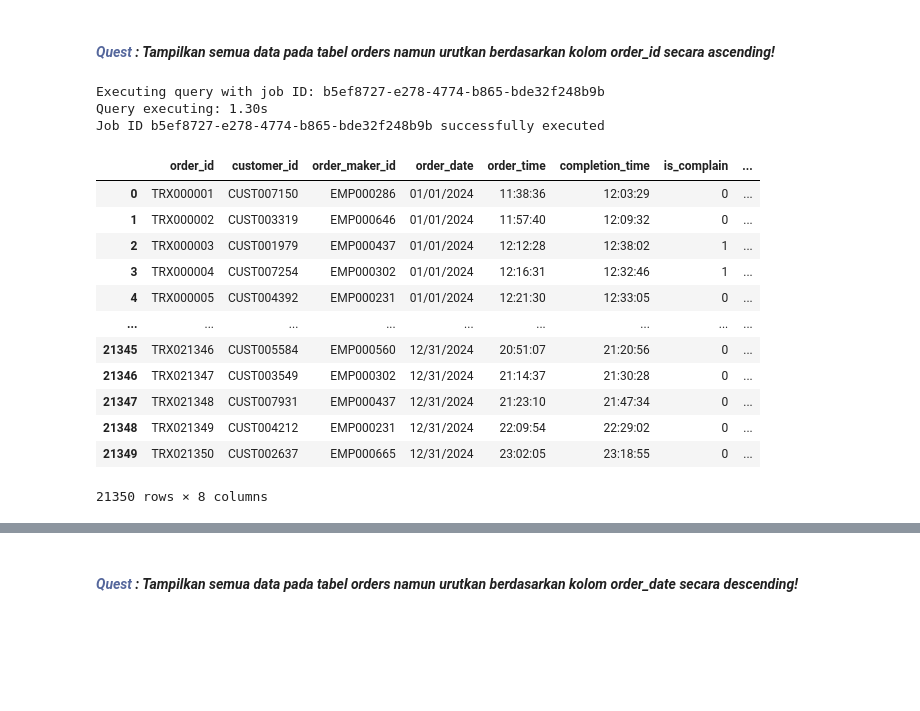
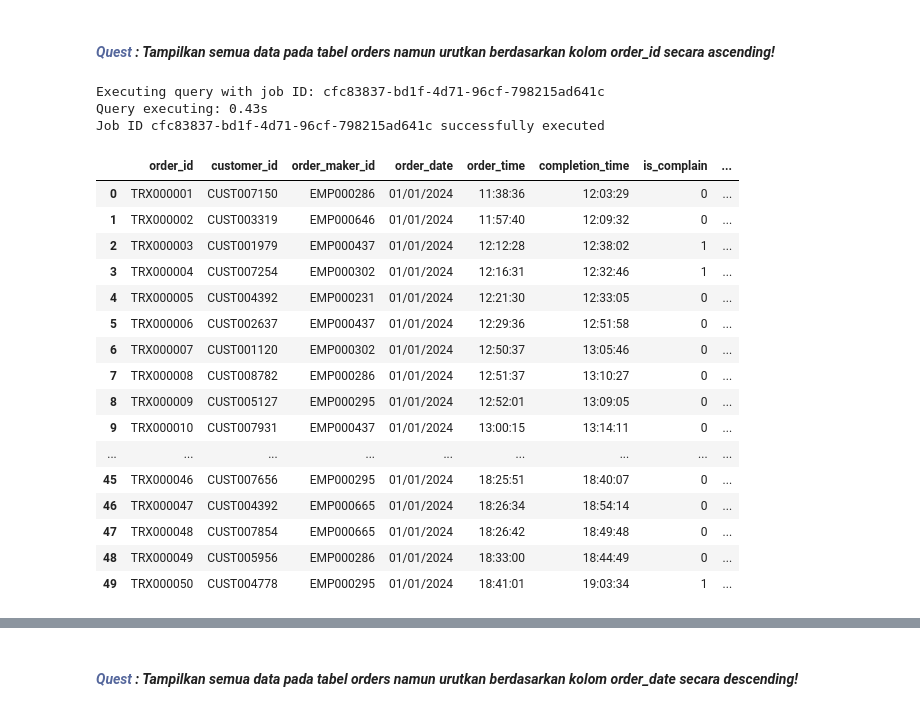
Before and after one commit to Putri-Hasinatuzzafira/SQL_Bigquery-DQLab, a Jupyter notebook: 01_select_limit_orderby.ipynb, the cells around one changed output, grey strips where cells are left out. Drawn from its saved outputs; the diff is of its cells as text; code cells hidden in the pictures; blank space fills up the shorter version.

```diff
--- a/01_select_limit_orderby.ipynb
+++ b/01_select_limit_orderby.ipynb
@@ -309,26 +332,31 @@ Untuk dapat menampilkan isi data secara terurut pada kolom tertentu pada sebuah
 # %%
 %%bigquery --project {project_id} --verbose
 
 -- Tampilkan semua data pada tabel orders terurut berdasarkan kolom order_id secara ascending
 SELECT * FROM dqlab-putri512.dq_pizza.orders
 ORDER BY order_id ASC
+LIMIT 50
 # %% [output]
-Executing query with job ID: b5ef8727-e278-4774-b865-bde32f248b9b
-Query executing: 1.30s
-Job ID b5ef8727-e278-4774-b865-bde32f248b9b successfully executed
+Executing query with job ID: cfc83837-bd1f-4d71-96cf-798215ad641c
+Query executing: 0.43s
+Job ID cfc83837-bd1f-4d71-96cf-798215ad641c successfully executed
 |  | order_id | customer_id | order_maker_id | order_date | order_time | completion_time | is_complain | ... |
 | 0 | TRX000001 | CUST007150 | EMP000286 | 01/01/2024 | 11:38:36 | 12:03:29 | 0 | ... |
 | 1 | TRX000002 | CUST003319 | EMP000646 | 01/01/2024 | 11:57:40 | 12:09:32 | 0 | ... |
 | 2 | TRX000003 | CUST001979 | EMP000437 | 01/01/2024 | 12:12:28 | 12:38:02 | 1 | ... |
 | 3 | TRX000004 | CUST007254 | EMP000302 | 01/01/2024 | 12:16:31 | 12:32:46 | 1 | ... |
 | 4 | TRX000005 | CUST004392 | EMP000231 | 01/01/2024 | 12:21:30 | 12:33:05 | 0 | ... |
+| 5 | TRX000006 | CUST002637 | EMP000437 | 01/01/2024 | 12:29:36 | 12:51:58 | 0 | ... |
+| 6 | TRX000007 | CUST001120 | EMP000302 | 01/01/2024 | 12:50:37 | 13:05:46 | 0 | ... |
+| 7 | TRX000008 | CUST008782 | EMP000286 | 01/01/2024 | 12:51:37 | 13:10:27 | 0 | ... |
+| 8 | TRX000009 | CUST005127 | EMP000295 | 01/01/2024 | 12:52:01 | 13:09:05 | 0 | ... |
+| 9 | TRX000010 | CUST007931 | EMP000437 | 01/01/2024 | 13:00:15 | 13:14:11 | 0 | ... |
 | ... | ... | ... | ... | ... | ... | ... | ... | ... |
-| 21345 | TRX021346 | CUST005584 | EMP000560 | 12/31/2024 | 20:51:07 | 21:20:56 | 0 | ... |
-| 21346 | TRX021347 | CUST003549 | EMP000302 | 12/31/2024 | 21:14:37 | 21:30:28 | 0 | ... |
-| 21347 | TRX021348 | CUST007931 | EMP000437 | 12/31/2024 | 21:23:10 | 21:47:34 | 0 | ... |
-| 21348 | TRX021349 | CUST004212 | EMP000231 | 12/31/2024 | 22:09:54 | 22:29:02 | 0 | ... |
-| 21349 | TRX021350 | CUST002637 | EMP000665 | 12/31/2024 | 23:02:05 | 23:18:55 | 0 | ... |
+| 45 | TRX000046 | CUST007656 | EMP000295 | 01/01/2024 | 18:25:51 | 18:40:07 | 0 | ... |
+| 46 | TRX000047 | CUST004392 | EMP000665 | 01/01/2024 | 18:26:34 | 18:54:14 | 0 | ... |
+| 47 | TRX000048 | CUST007854 | EMP000665 | 01/01/2024 | 18:26:42 | 18:49:48 | 0 | ... |
+| 48 | TRX000049 | CUST005956 | EMP000286 | 01/01/2024 | 18:33:00 | 18:44:49 | 0 | ... |
+| 49 | TRX000050 | CUST004778 | EMP000295 | 01/01/2024 | 18:41:01 | 19:03:34 | 1 | ... |
-21350 rows × 8 columns
 # %% [markdown]
 <a id="D.2."></a>
 ## <b>D.2. <span style='color:#0B2F9F'>Mengurutkan secara <i>Descending</i></span></b>
```
Also changed, not shown: parts of 11 cells of this notebook.
